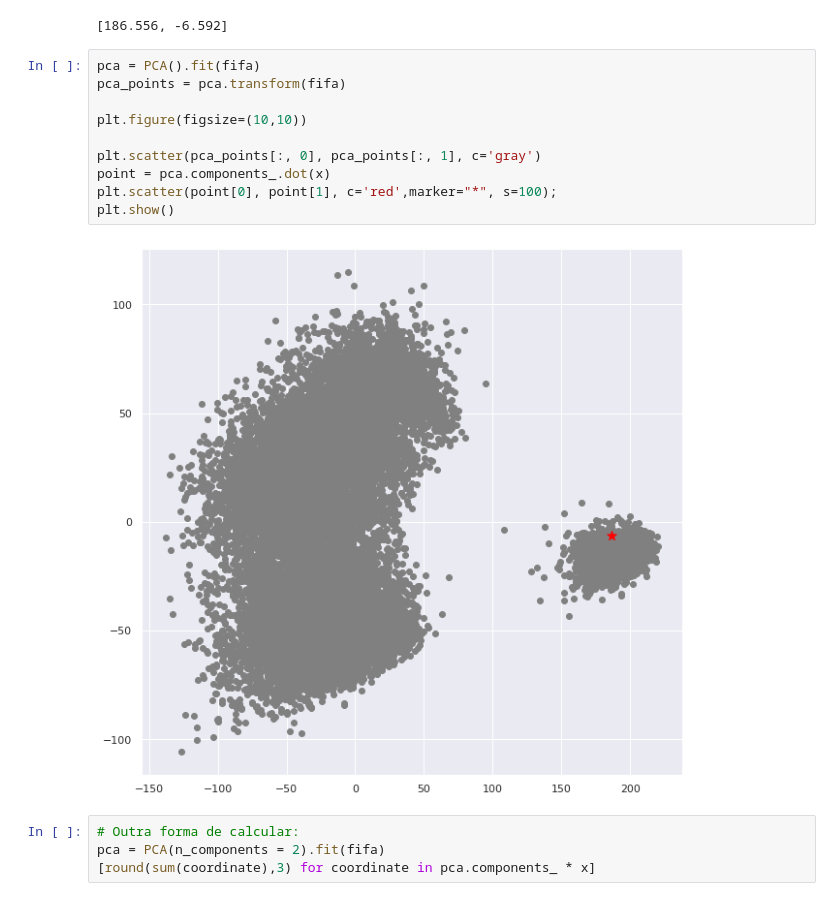
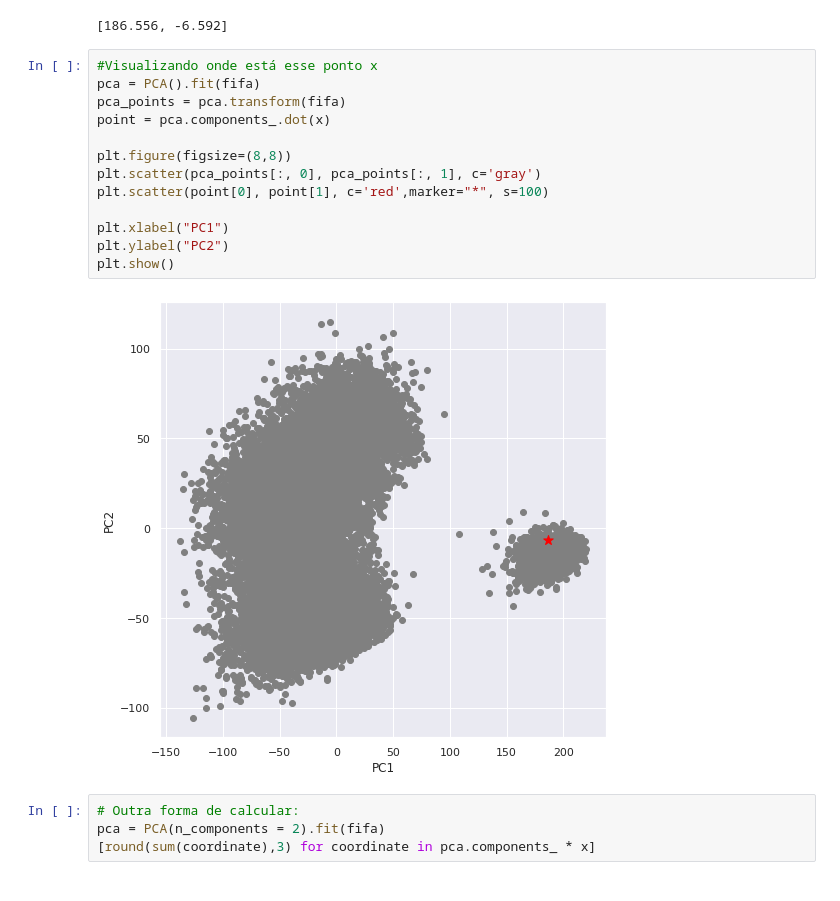
Before and after one commit to felipeshiwu/codenation-aceleradev, a Jupyter notebook: semana6/detalhado.ipynb, the cells around one changed output. Cells and saved outputs as stored; diff of their text form.

```diff
--- a/semana6/detalhado.ipynb
+++ b/semana6/detalhado.ipynb
@@ -254,17 +253,20 @@ list(coord)
 # %% [output]
 [186.556, -6.592]
 # %%
+#Visualizando onde está esse ponto x
 pca = PCA().fit(fifa)
 pca_points = pca.transform(fifa)
+point = pca.components_.dot(x)
 
-plt.figure(figsize=(10,10))
+plt.figure(figsize=(8,8))
+plt.scatter(pca_points[:, 0], pca_points[:, 1], c='gray')
+plt.scatter(point[0], point[1], c='red',marker="*", s=100)
 
-plt.scatter(pca_points[:, 0], pca_points[:, 1], c='gray')
-point = pca.components_.dot(x)
-plt.scatter(point[0], point[1], c='red',marker="*", s=100);
+plt.xlabel("PC1")
+plt.ylabel("PC2")
 plt.show()
 # %% [output]
-[figure, old version]
+[figure, new version]
 # %%
 # Outra forma de calcular:
 pca = PCA(n_components = 2).fit(fifa)
```
Also changed, not shown: parts of 3 cells of this notebook.
